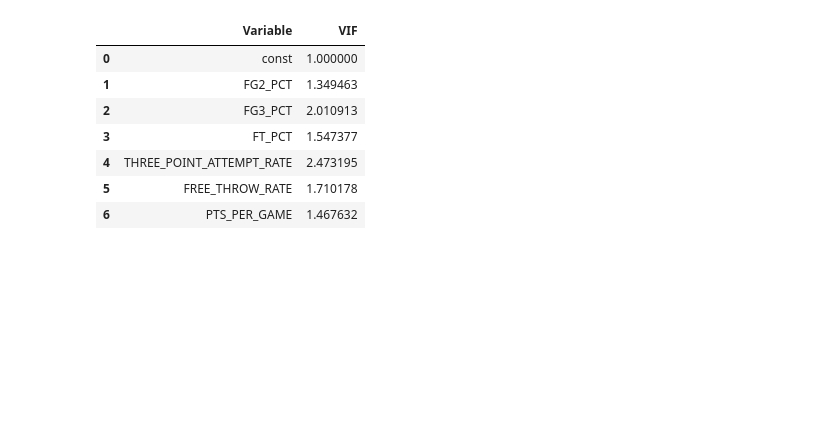
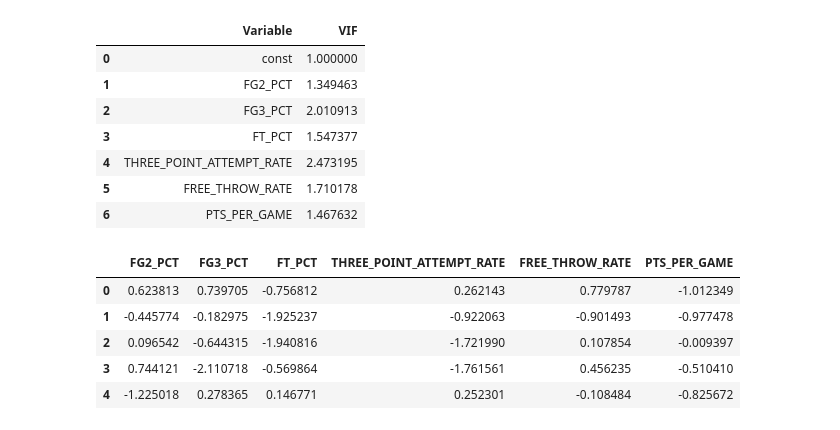
Before and after one commit to sonicap1/nba-scorer-effiency, a Jupyter notebook: notebooks/analysis.ipynb, the cells around one changed output. Drawn from its saved outputs; the diff is of its cells as text; code cells hidden in the pictures; blank space fills up the shorter version.

```diff
--- a/notebooks/analysis.ipynb
+++ b/notebooks/analysis.ipynb
@@ -446,3 +446,34 @@ vif_data
 | 4 | THREE_POINT_ATTEMPT_RATE | 2.473195 |
 | 5 | FREE_THROW_RATE | 1.710178 |
 | 6 | PTS_PER_GAME | 1.467632 |
+# %%
+from sklearn.preprocessing import StandardScaler
+
+predictor_columns = [
+    "FG2_PCT",
+    "FG3_PCT",
+    "FT_PCT",
+    "THREE_POINT_ATTEMPT_RATE",
+    "FREE_THROW_RATE",
+    "PTS_PER_GAME"
+]
+
+scaler = StandardScaler()
+
+X_standardized = scaler.fit_transform(
+    scorers_df[predictor_columns]
+)
+# %%
+X_standardized = pd.DataFrame(
+    X_standardized,
+    columns=predictor_columns
+)
+
+X_standardized.head()
+# %% [output]
+|  | FG2_PCT | FG3_PCT | FT_PCT | THREE_POINT_ATTEMPT_RATE | FREE_THROW_RATE | PTS_PER_GAME |
+| 0 | 0.623813 | 0.739705 | -0.756812 | 0.262143 | 0.779787 | -1.012349 |
+| 1 | -0.445774 | -0.182975 | -1.925237 | -0.922063 | -0.901493 | -0.977478 |
+| 2 | 0.096542 | -0.644315 | -1.940816 | -1.721990 | 0.107854 | -0.009397 |
+| 3 | 0.744121 | -2.110718 | -0.569864 | -1.761561 | 0.456235 | -0.510410 |
+| 4 | -1.225018 | 0.278365 | 0.146771 | 0.252301 | -0.108484 | -0.825672 |
```
Also changed, not shown: parts of 17 cells of this notebook.
